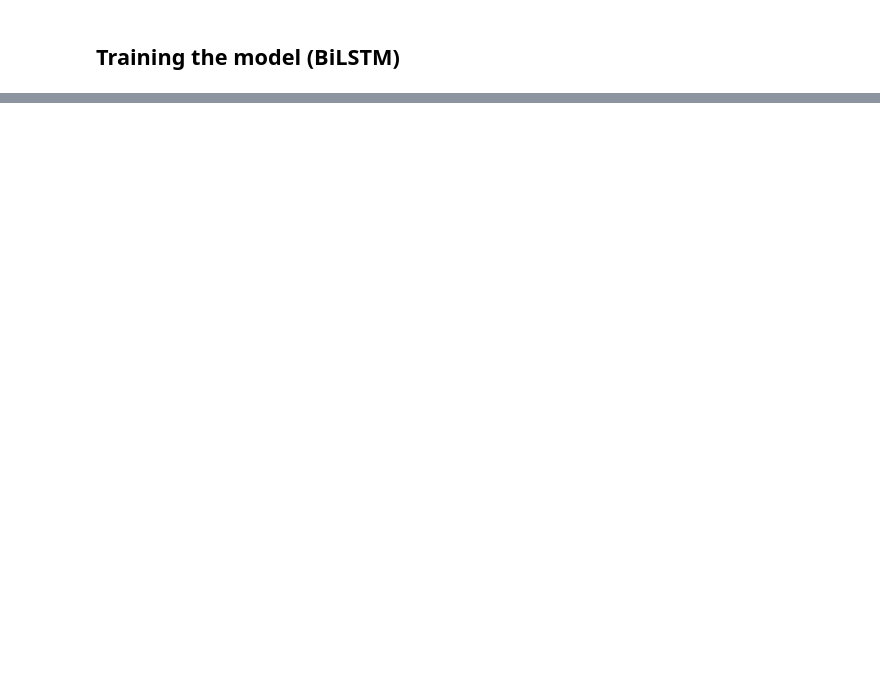
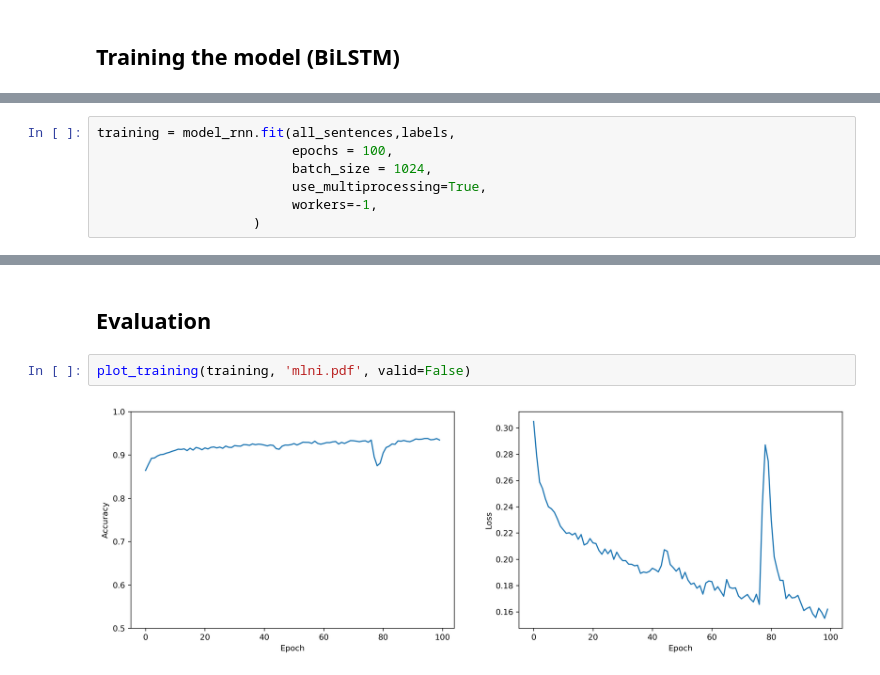
Before and after one commit to castorini/d-bert, a Jupyter notebook: student-model.ipynb, the cells around one changed output, grey strips where cells are left out. Drawn from its saved outputs; the diff is of its cells as text; blank space fills up the shorter version.

```diff
--- a/student-model.ipynb
+++ b/student-model.ipynb
@@ -257,0 +470,7 @@ print(classification_report(y_test,y_pred))
+# %%
+training = model_rnn.fit(all_sentences,labels,
+                         epochs = 100,
+                         batch_size = 1024,
+                         use_multiprocessing=True,
+                         workers=-1,
+                    )
@@ -257,0 +495,6 @@ print(classification_report(y_test,y_pred))
+# %% [markdown]
+## Evaluation
+# %%
+plot_training(training, 'mlni.pdf', valid=False)
+# %% [output]
+[figure, added]
```
Also changed, not shown: parts of 64 cells of this notebook.
